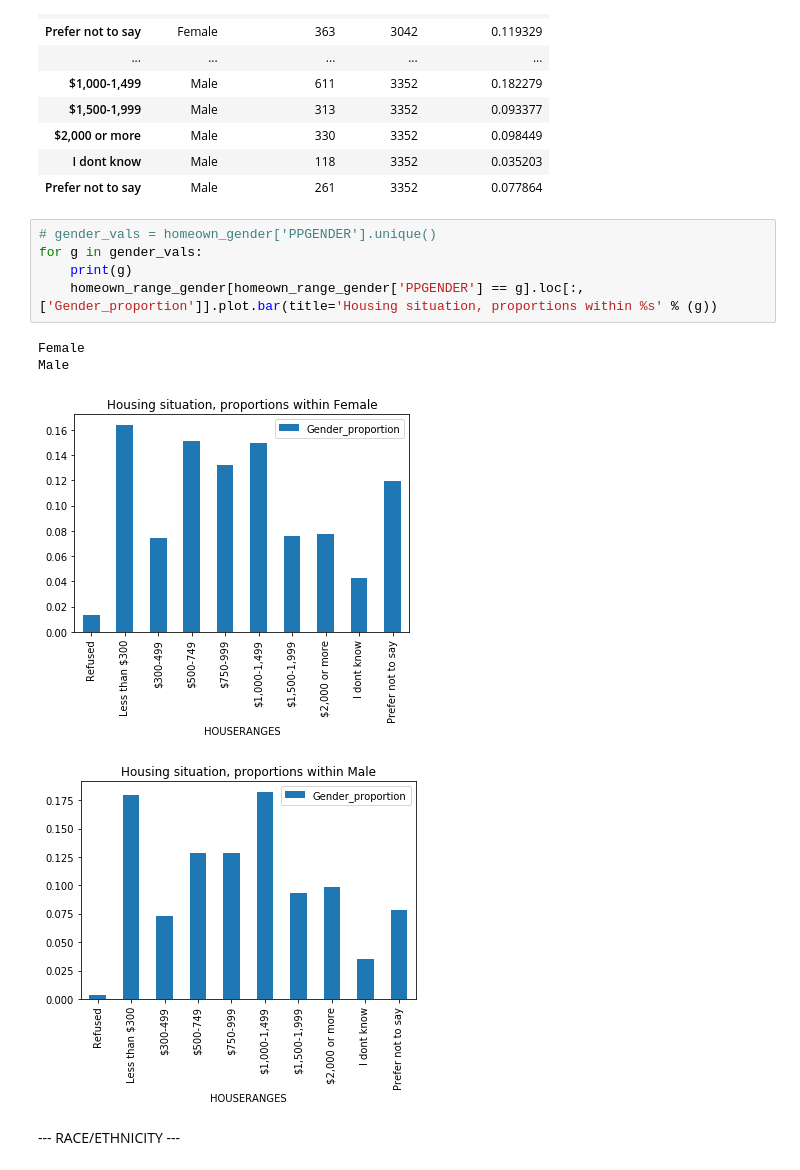
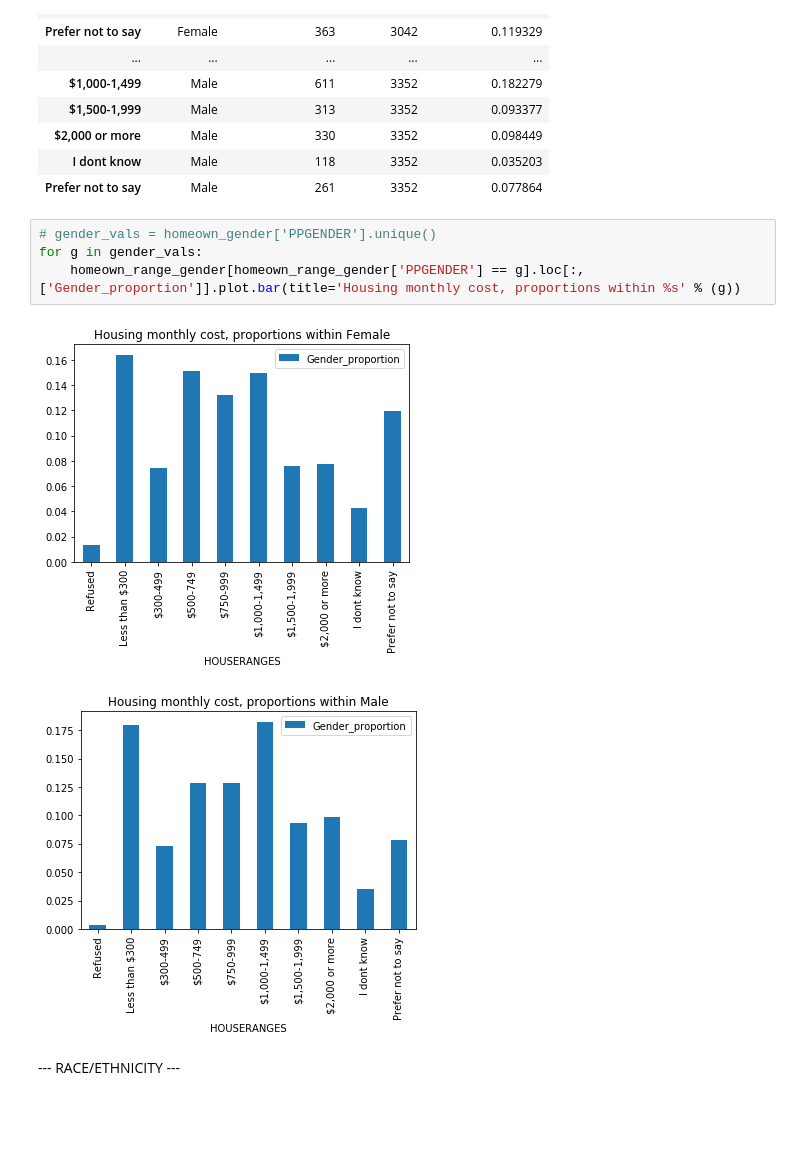
Before and after one commit to ds4a-team85/cohort2020-team-project, a Jupyter notebook: CFPB_EDA.ipynb, the cells around one changed output. Saved outputs shown, nothing was run; the diff lists cells and outputs as text; blank space fills up the shorter version.

```diff
--- a/CFPB_EDA.ipynb
+++ b/CFPB_EDA.ipynb
@@ -292,13 +292,10 @@ homeown_range_gender
 # %%
 # gender_vals = homeown_gender['PPGENDER'].unique()
 for g in gender_vals:
-    print(g)
-    homeown_range_gender[homeown_range_gender['PPGENDER'] == g].loc[:,['Gender_proportion']].plot.bar(title='Housing situation, proportions within %s' % (g))
+    homeown_range_gender[homeown_range_gender['PPGENDER'] == g].loc[:,['Gender_proportion']].plot.bar(title='Housing monthly cost, proportions within %s' % (g))
 # %% [output]
-Female
-Male
-[figure, old version]
+[figure, new version]
-[figure, old version]
+[figure, new version]
 # %% [markdown]
 --- RACE/ETHNICITY ---
 # %%
```
Also changed, not shown: parts of 35 cells of this notebook.
